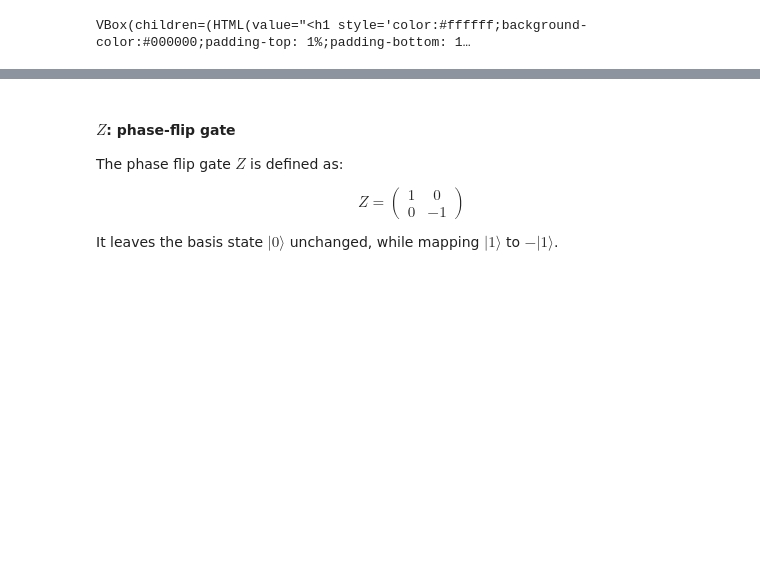
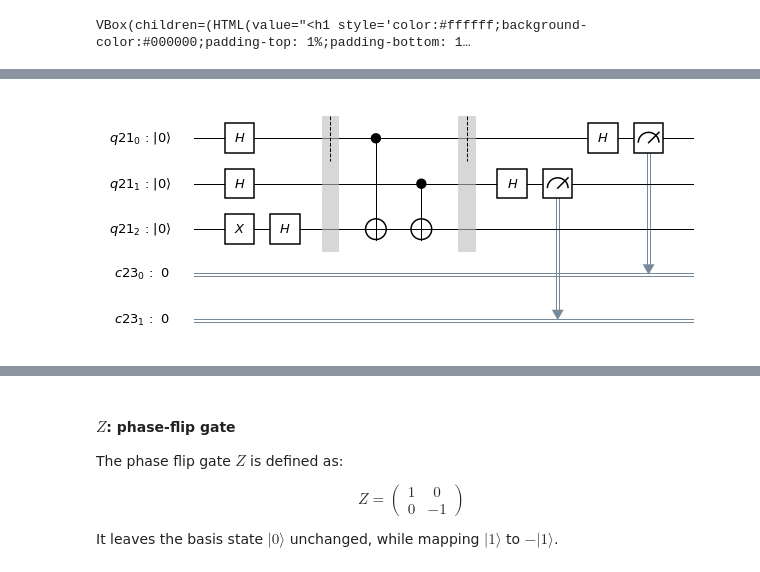
Before and after one commit to afonsofr/Qiskit_hands_on, a Jupyter notebook: basics.ipynb, the cells around one changed output, grey strips where cells are left out. Drawn from its saved outputs; the diff is of its cells as text; code cells hidden in the pictures; blank space fills up the shorter version.

```diff
--- a/basics.ipynb
+++ b/basics.ipynb
@@ -346,0 +447,26 @@ VBox(children=(HTML(value="<h1 style='color:#ffffff;background-color:#000000;pad
+# %%
+qr = QuantumRegister(3)
+cr = ClassicalRegister(2)
+qc = QuantumCircuit(qr,cr)
+
+qc.x(qr[2])
+qc.h(qr)
+qc.barrier()
+
+#Oracle
+qc.cx(qr[0],qr[2])
+qc.cx(qr[1],qr[2])
+
+
+
+
+qc.barrier()
+qc.h(qr[0])
+qc.h(qr[1])
+
+qc.measure(qr[0], cr[0])
+qc.measure(qr[1], cr[1])
+
+qc.draw(output='mpl')
+# %% [output]
+[figure, added]
```
Also changed, not shown: parts of 10 cells of this notebook, 1 other file.
